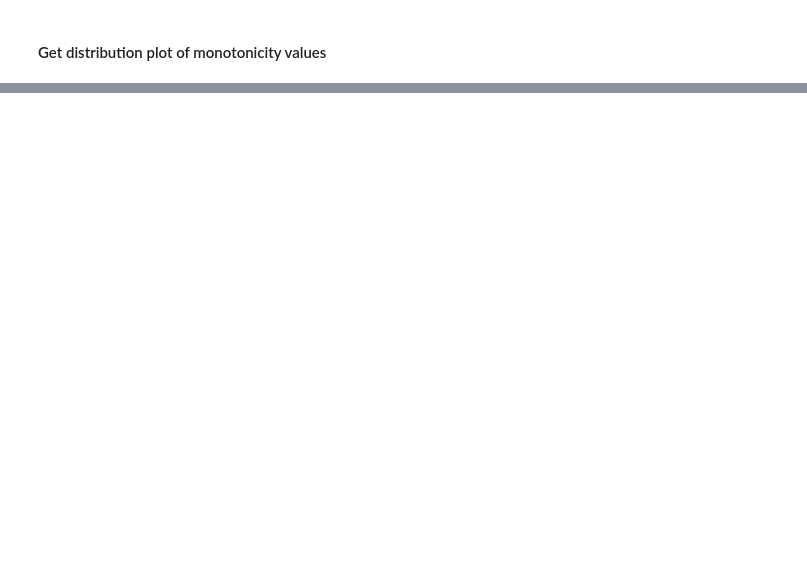
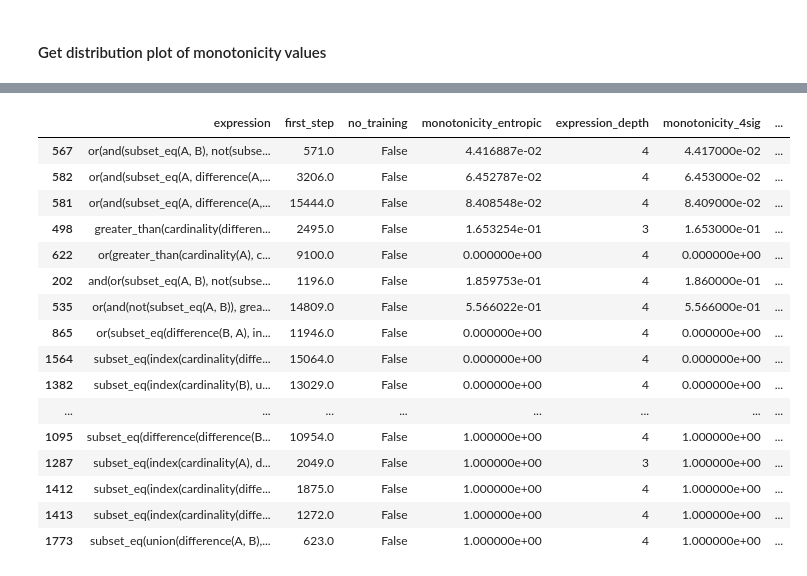
Before and after one commit to CLMBRs/ultk, a Jupyter notebook: src/examples/learn_quant/notebooks/query_expressions.ipynb, the cells around one changed output, grey strips where cells are left out. Drawn from its saved outputs; the diff is of its cells as text; code cells hidden in the pictures; blank space fills up the shorter version.

```diff
--- a/src/examples/learn_quant/notebooks/query_expressions.ipynb
+++ b/src/examples/learn_quant/notebooks/query_expressions.ipynb
@@ -510,0 +565,20 @@ Name: count, dtype: int64
+# %%
+plotdf_01
+# %% [output]
+|  | expression | first_step | no_training | monotonicity_entropic | expression_depth | monotonicity_4sig | ... |
+| 567 | or(and(subset_eq(A, B), not(subse... | 571.0 | False | 4.416887e-02 | 4 | 4.417000e-02 | ... |
+| 582 | or(and(subset_eq(A, difference(A,... | 3206.0 | False | 6.452787e-02 | 4 | 6.453000e-02 | ... |
+| 581 | or(and(subset_eq(A, difference(A,... | 15444.0 | False | 8.408548e-02 | 4 | 8.409000e-02 | ... |
+| 498 | greater_than(cardinality(differen... | 2495.0 | False | 1.653254e-01 | 3 | 1.653000e-01 | ... |
+| 622 | or(greater_than(cardinality(A), c... | 9100.0 | False | 0.000000e+00 | 4 | 0.000000e+00 | ... |
+| 202 | and(or(subset_eq(A, B), not(subse... | 1196.0 | False | 1.859753e-01 | 4 | 1.860000e-01 | ... |
+| 535 | or(and(not(subset_eq(A, B)), grea... | 14809.0 | False | 5.566022e-01 | 4 | 5.566000e-01 | ... |
+| 865 | or(subset_eq(difference(B, A), in... | 11946.0 | False | 0.000000e+00 | 4 | 0.000000e+00 | ... |
+| 1564 | subset_eq(index(cardinality(diffe... | 15064.0 | False | 0.000000e+00 | 4 | 0.000000e+00 | ... |
+| 1382 | subset_eq(index(cardinality(B), u... | 13029.0 | False | 0.000000e+00 | 4 | 0.000000e+00 | ... |
+| ... | ... | ... | ... | ... | ... | ... | ... |
+| 1095 | subset_eq(difference(difference(B... | 10954.0 | False | 1.000000e+00 | 4 | 1.000000e+00 | ... |
+| 1287 | subset_eq(index(cardinality(A), d... | 2049.0 | False | 1.000000e+00 | 3 | 1.000000e+00 | ... |
+| 1412 | subset_eq(index(cardinality(diffe... | 1875.0 | False | 1.000000e+00 | 4 | 1.000000e+00 | ... |
+| 1413 | subset_eq(index(cardinality(diffe... | 1272.0 | False | 1.000000e+00 | 4 | 1.000000e+00 | ... |
+| 1773 | subset_eq(union(difference(A, B),... | 623.0 | False | 1.000000e+00 | 4 | 1.000000e+00 | ... |
```
Also changed, not shown: parts of 21 cells of this notebook, 5 other files.
